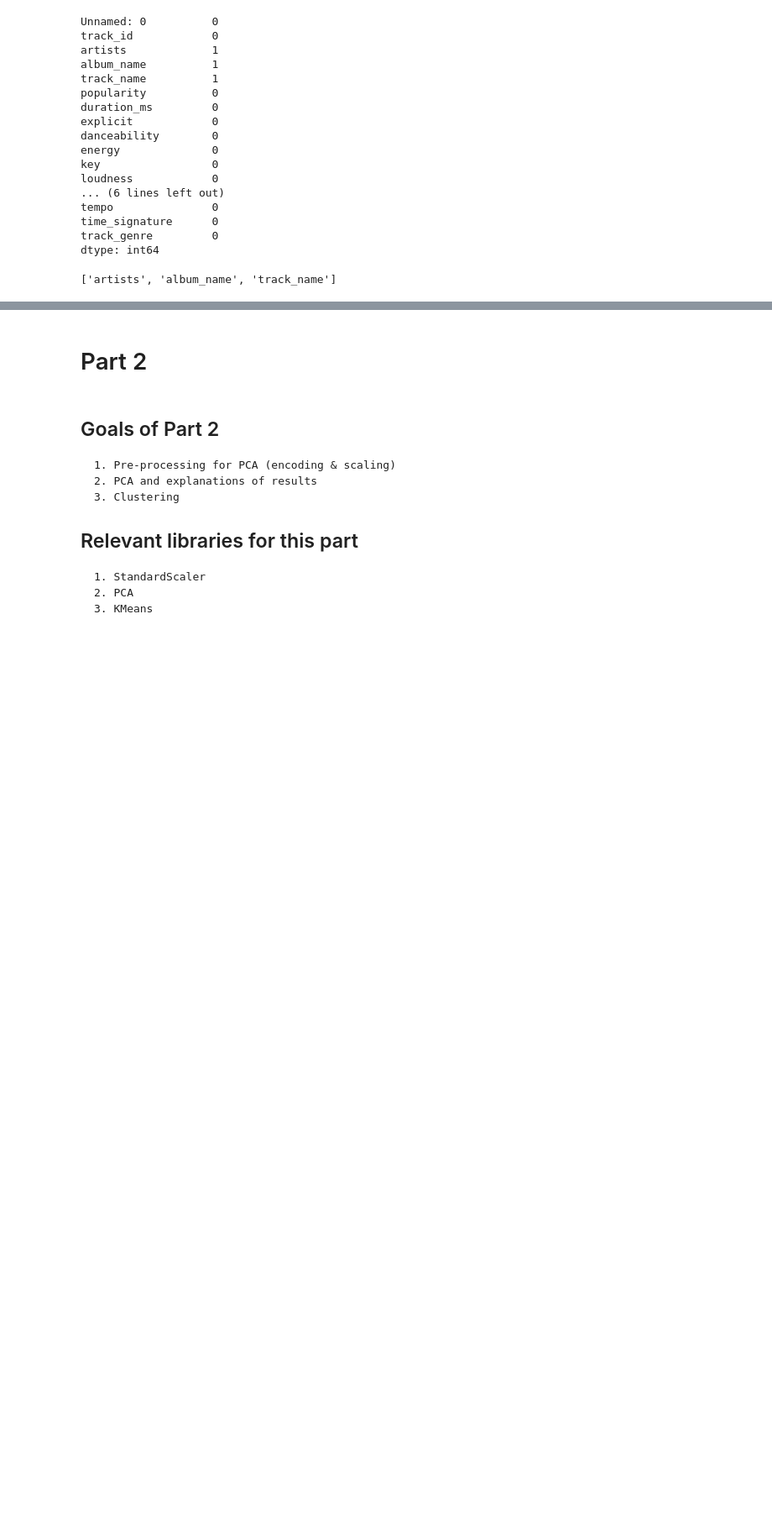
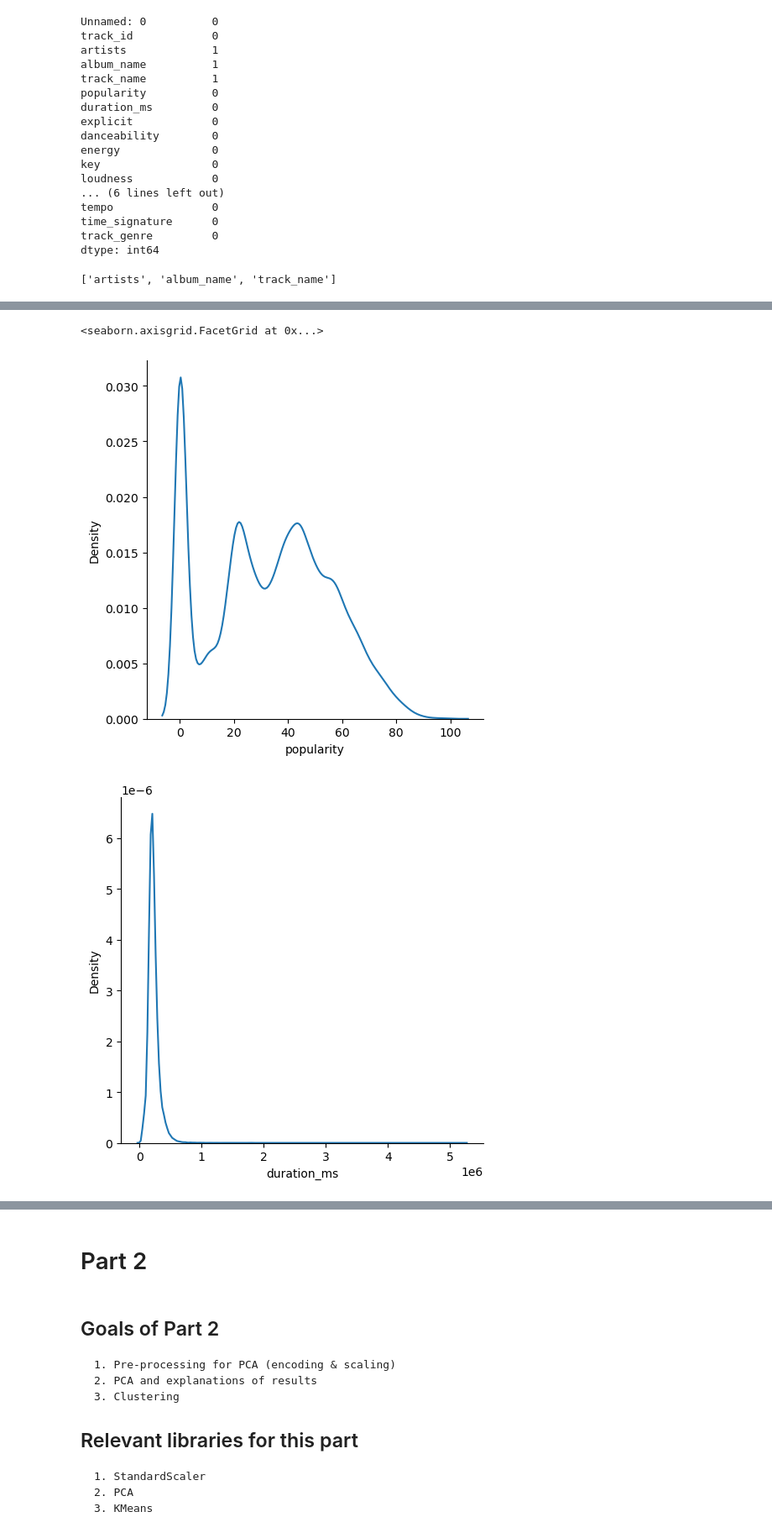
Before and after one commit to tobiasmj97/M1_assignment_recommender-app_group_5, a Jupyter notebook: M1_Assignement_UML.ipynb, the cells around one changed output, grey strips where cells are left out. Shown at 84% size. Cells and saved outputs as stored; diff of their text form; code cells hidden in the pictures; blank space fills up the shorter version.

```diff
--- a/M1_Assignement_UML.ipynb
+++ b/M1_Assignement_UML.ipynb
@@ -129,3 +150,7 @@ missing_values = df.isna().any()
 missing_values[missing_values].index.tolist()
 # %% [output]
 ['artists', 'album_name', 'track_name']
+# %%
+# The way to handle them fill with 0
+df = df.fillna(0)
+df.isnull().sum() # Now there is no missing values
@@ -133,0 +191,15 @@ missing_values[missing_values].index.tolist()
+# %%
+# What are the distributions of song popularity, duration_ms, and danceability? Use appropriate visualizations.
+sns.displot(data=df,
+            x="popularity",
+            kind="kde")
+sns.displot(data=df,
+            x="duration_ms",
+            kind="kde")
+sns.displot(data=df,
+            x="danceability",
+            kind="kde")
+# %% [output]
+<seaborn.axisgrid.FacetGrid at 0x...>
+[figure, added]
+[figure, added]
```
Also changed, not shown: parts of 44 cells of this notebook.
